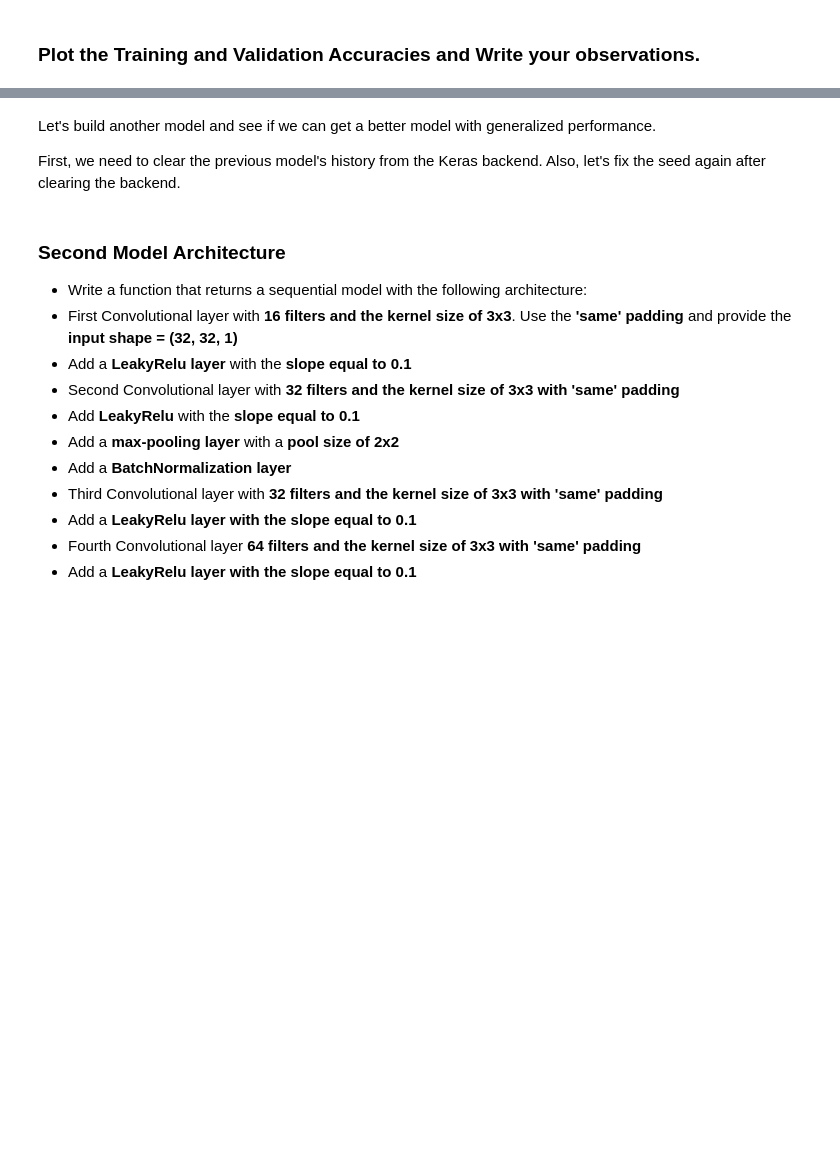
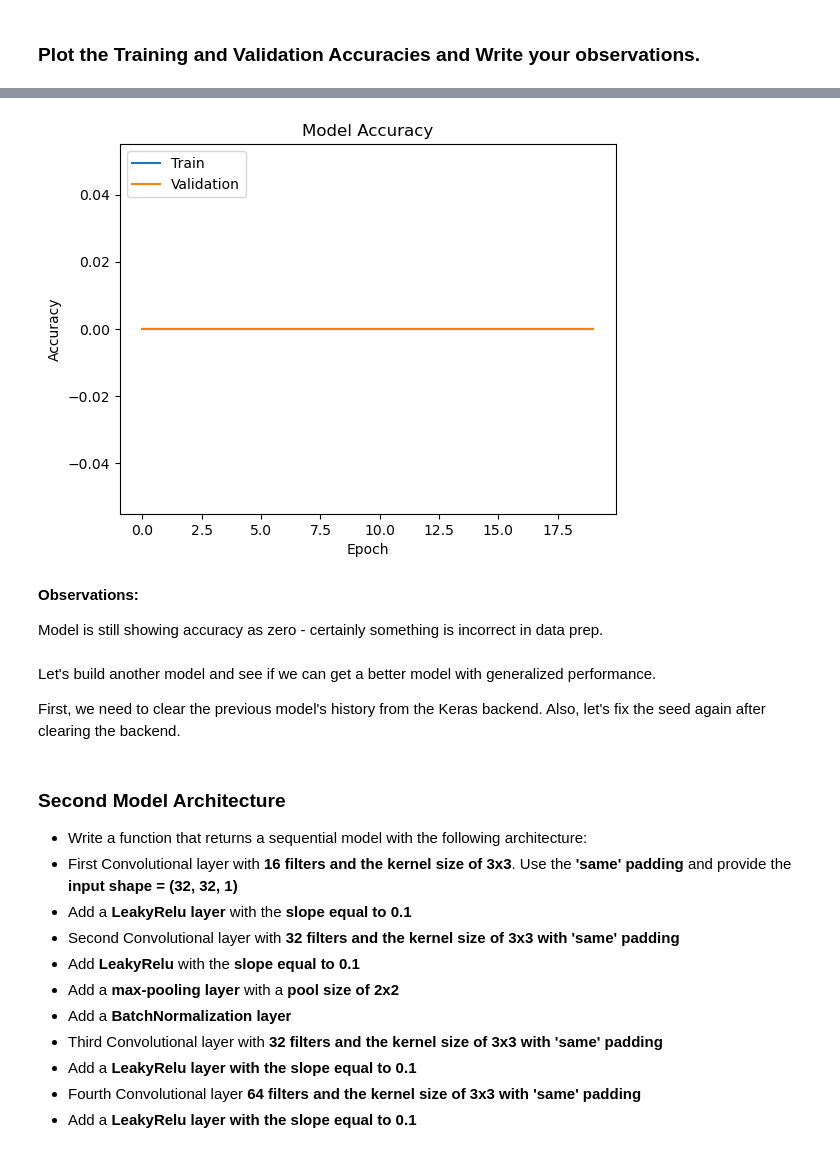
Before and after one commit to amitprakash07/snowflake, a Jupyter notebook: source/sandbox/data_science_and_ml/mit/projects/digit_recognition/High_Code_SVHN_Digit_Recognition.ipynb, the cells around one changed output, grey strips where cells are left out. Saved outputs shown, nothing was run; the diff lists cells and outputs as text; code cells hidden in the pictures; blank space fills up the shorter version.

```diff
--- a/source/sandbox/data_science_and_ml/mit/projects/digit_recognition/High_Code_SVHN_Digit_Recognition.ipynb
+++ b/source/sandbox/data_science_and_ml/mit/projects/digit_recognition/High_Code_SVHN_Digit_Recognition.ipynb
@@ -458,3 +754,33 @@ Fix the seed for random number generators
 - Fit the model on the training data with a **validation split of 0.2, batch size = 32, verbose = 1, and epochs = 20**. Store the model building history to use later for visualization.
 # %% [markdown]
 ### **Build and train a CNN model as per the above mentioned architecture.**
+# %%
+class TfKeraModel_CNN_1(TfKeraModel):
+    @staticmethod
+    def cnn_model_1():
+        model = tf.keras.models.Sequential()
+        model.add(tf.keras.layers.Conv2D(filters = 16, kernel_size = (3, 3), padding = "same", input_shape = (32, 32, 1)))
+        model.add(tf.keras.layers.LeakyReLU(0.1))
+        model.add(tf.keras.layers.Conv2D(filters = 32, kernel_size = (3, 3), padding = "same"))
+        model.add(tf.keras.layers.LeakyReLU(0.1))
+        model.add(tf.keras.layers.MaxPooling2D(pool_size = (2, 2)))
+        model.add(tf.keras.layers.Flatten())
+        model.add(tf.keras.layers.Dense(32))
+        model.add(tf.keras.layers.LeakyReLU(0.1))
+        model.add(tf.keras.layers.Dense(10, activation=tf.keras.activations.softmax))
+        return TfKeraModel_CNN_1(model)
+
+    def __init__(self, seq_model:tf.keras.models.Sequential):
+        super().__init__(seq_model)
+        self.__model__ = seq_model
+
+    def compile(self):
+        print('Compiling model')
+        self.__model__.compile(optimizer = tf.keras.optimizers.Adam(learning_rate=0.001),
+                    metrics = [tf.keras.metrics.Accuracy],
+                    loss = tf.keras.losses.CategoricalCrossentropy)
+        print("Model Compiled")
+# %%
+cnn_model_1_seq = TfKeraModel_CNN_1.cnn_model_1()
+# %%
+cnn_model_1_seq.compile()
@@ -460,0 +814,9 @@ Fix the seed for random number generators
+# %%
+model_history = cnn_model_1_seq.model().fit(x=x_cnn_train_normalized,
+                            y=y_cnn_train_encoded,
+                            validation_split=0.2,
+                            batch_size=32,
+                            verbose=1,
+                            epochs=20)
+
+cnn_model_1_seq.set_model_history(model_history)
@@ -465,3 +863,11 @@ Fix the seed for random number generators
+# %%
+plot_model_history(cnn_model_1_seq)
+# %% [output]
+[figure, added]
+# %% [markdown]
+**Observations:**
+
+Model is still showing accuracy as zero - certainly something is incorrect in data prep.
 # %% [markdown]
 Let's build another model and see if we can get a better model with generalized performance.
 
```
Also changed, not shown: parts of 66 cells of this notebook.
